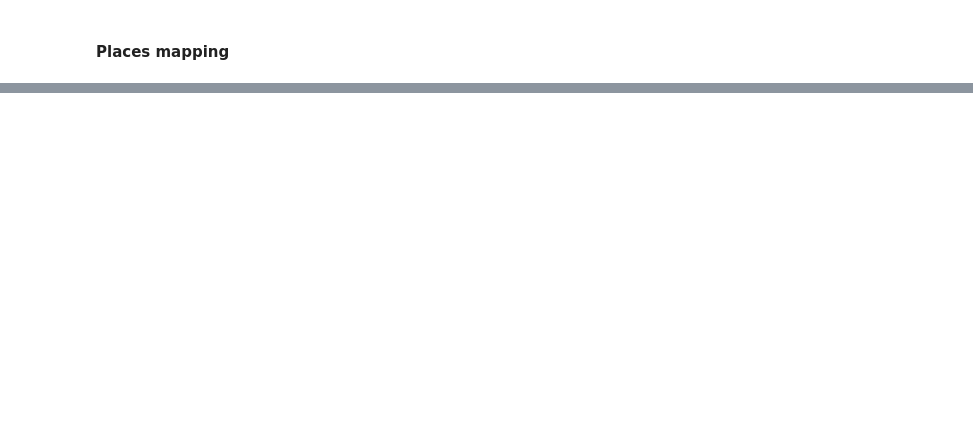
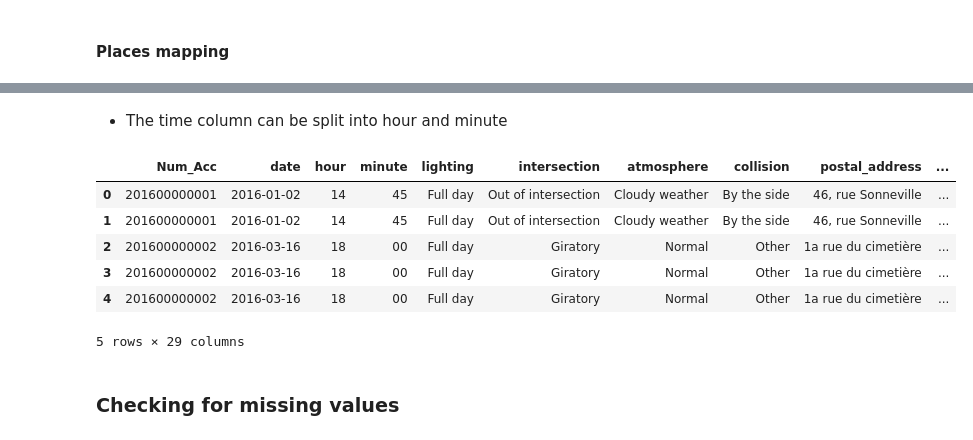
Before and after one commit to jedidiah-oladele/Accidents-In-France, a Jupyter notebook: datasets_preprocessing.ipynb, the cells around one changed output, grey strips where cells are left out. Cells and saved outputs as stored; diff of their text form; code cells hidden in the pictures; blank space fills up the shorter version.

```diff
--- a/datasets_preprocessing.ipynb
+++ b/datasets_preprocessing.ipynb
@@ -129,7 +104,6 @@ places_df.head()
 # %%
 charac_df.drop(columns=["agg??", "department", "municipality"], inplace=True)
-users_df.drop(columns=["place??", "trajet??", "an_nais??"], inplace=True)
-vehicles_df.drop(columns=["senc??", "occutc??", "obs??", "obsm??", "choc??", "manv??"], inplace=True)
+users_df.drop(columns=["place??", "trajet??", "an_nais??", "safety_equipt"], inplace=True)
 places_df.drop(columns=["road_number", "index_route_number", "index_road", "home_PR_number",
                         "distance_to_PR", "solid_land", "road_width", "school_point"], inplace=True)
 # %% [markdown]
@@ -231,0 +280,27 @@ merged_df.to_csv("merged_dataset.csv")
+# %% [markdown]
+- The time column can be split into hour and minute
+# %%
+df['time'] = df['time'].astype(str)
+
+hour = df['time'].apply(lambda x: x[:-2])
+minute = df['time'].apply(lambda x: x[-2:])
+
+df.insert(2, "hour", hour)
+df.insert(3, "minute", minute)
+
+# Filling in missing hour values
+df["hour"].replace(to_replace="", value="0", inplace=True)
+df[df["hour"]==""].shape
+
+df.drop(columns=["time"], inplace=True)
+df.head()
+# %% [output]
+|  | Num_Acc | date | hour | minute | lighting | intersection | atmosphere | collision | postal_address | ... |
+| 0 | 201600000001 | 2016-01-02 | 14 | 45 | Full day | Out of intersection | Cloudy weather | By the side | 46, rue Sonneville | ... |
+| 1 | 201600000001 | 2016-01-02 | 14 | 45 | Full day | Out of intersection | Cloudy weather | By the side | 46, rue Sonneville | ... |
+| 2 | 201600000002 | 2016-03-16 | 18 | 00 | Full day | Giratory | Normal | Other | 1a rue du cimetière | ... |
+| 3 | 201600000002 | 2016-03-16 | 18 | 00 | Full day | Giratory | Normal | Other | 1a rue du cimetière | ... |
+| 4 | 201600000002 | 2016-03-16 | 18 | 00 | Full day | Giratory | Normal | Other | 1a rue du cimetière | ... |
+5 rows × 29 columns
+# %% [markdown]
+### Checking for missing values
```
Also changed, not shown: parts of 34 cells of this notebook.
